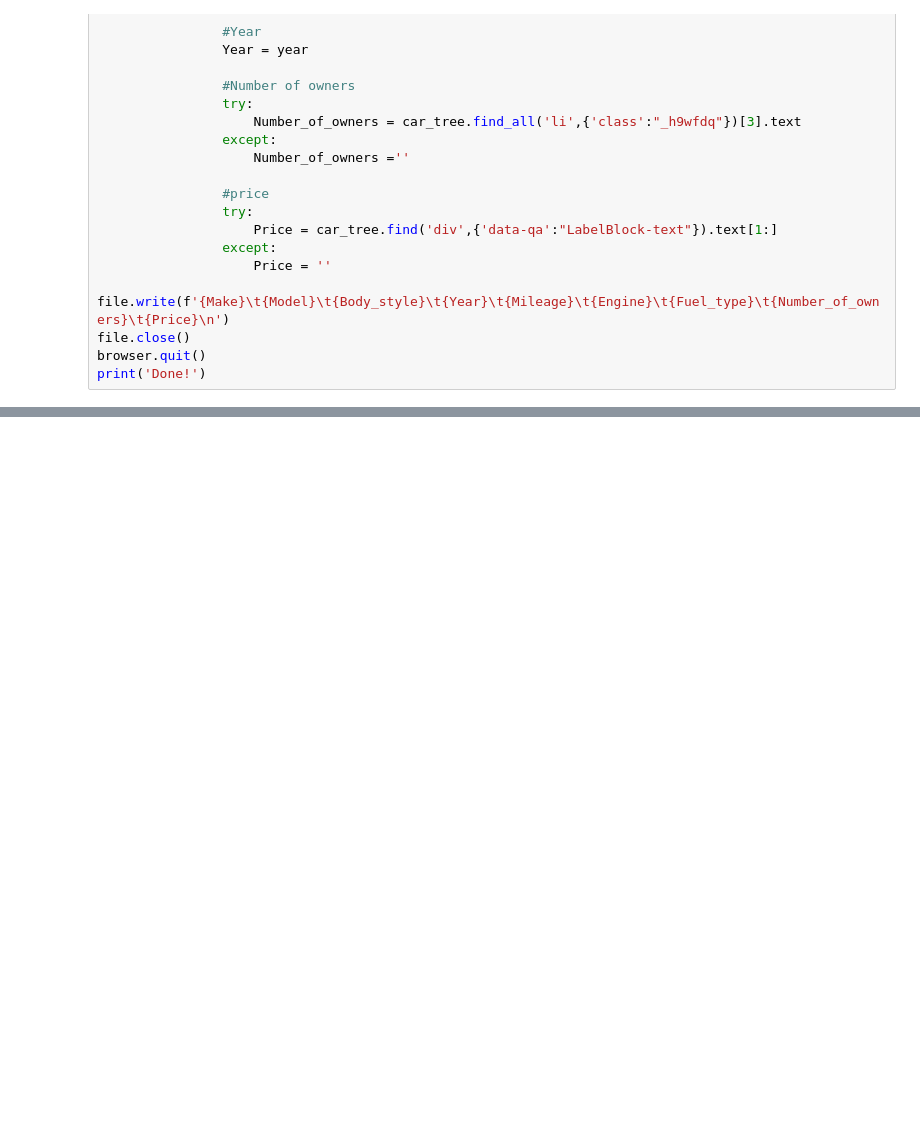
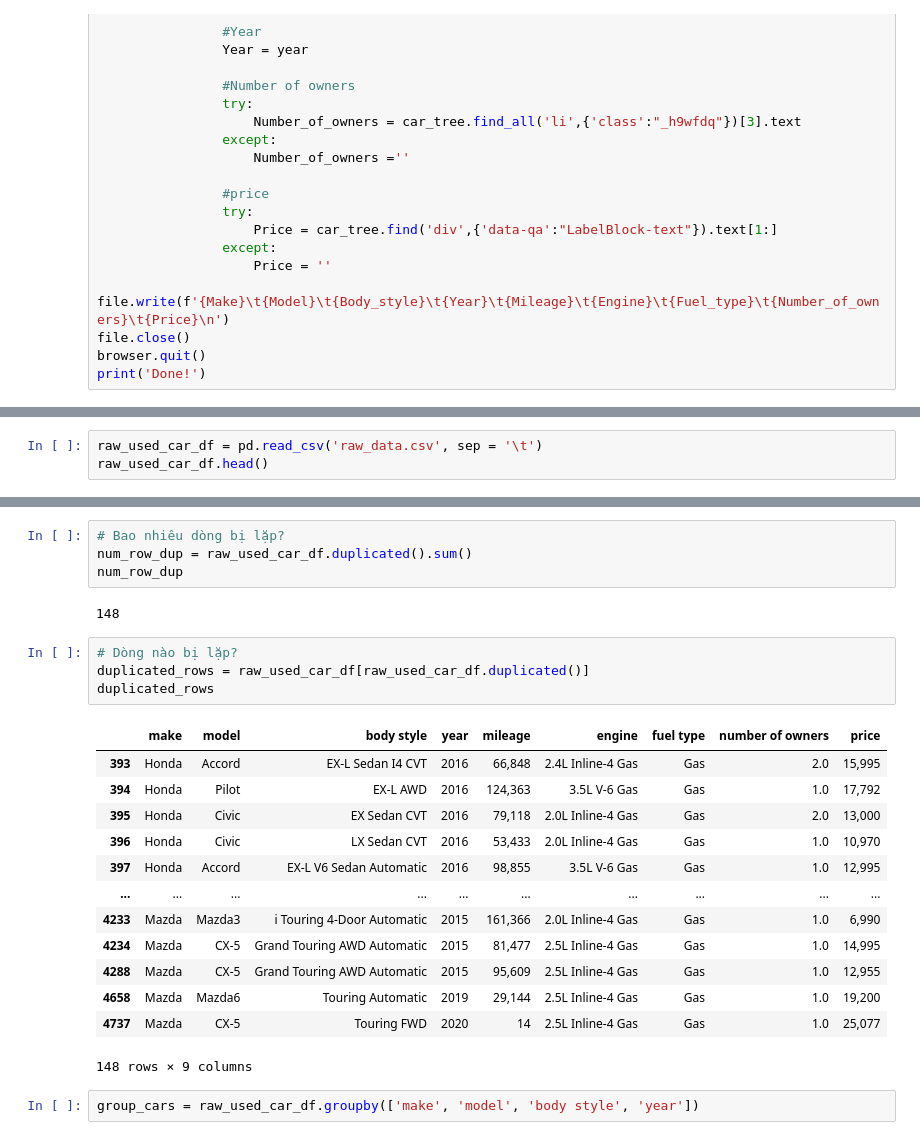
Before and after one commit to GiaBaoHoang/DataScience_FinalProject, a Jupyter notebook: ThuThapDuLieu.ipynb, the cells around one changed output, grey strips where cells are left out. Cells and saved outputs as stored; diff of their text form; blank space fills up the shorter version.

```diff
--- a/ThuThapDuLieu.ipynb
+++ b/ThuThapDuLieu.ipynb
@@ -263,0 +272,3 @@ print('Done!')
+# %%
+raw_used_car_df = pd.read_csv('raw_data.csv', sep = '\t')
+raw_used_car_df.head()
@@ -263,0 +307,26 @@ print('Done!')
+# %%
+# Bao nhiêu dòng bị lặp?
+num_row_dup = raw_used_car_df.duplicated().sum()
+num_row_dup
+# %% [output]
+148
+# %%
+# Dòng nào bị lặp?
+duplicated_rows = raw_used_car_df[raw_used_car_df.duplicated()]
+duplicated_rows
+# %% [output]
+|  | make | model | body style | year | mileage | engine | fuel type | number of owners | price |
+| 393 | Honda | Accord | EX-L Sedan I4 CVT | 2016 | 66,848 | 2.4L Inline-4 Gas | Gas | 2.0 | 15,995 |
+| 394 | Honda | Pilot | EX-L AWD | 2016 | 124,363 | 3.5L V-6 Gas | Gas | 1.0 | 17,792 |
+| 395 | Honda | Civic | EX Sedan CVT | 2016 | 79,118 | 2.0L Inline-4 Gas | Gas | 2.0 | 13,000 |
+| 396 | Honda | Civic | LX Sedan CVT | 2016 | 53,433 | 2.0L Inline-4 Gas | Gas | 1.0 | 10,970 |
+| 397 | Honda | Accord | EX-L V6 Sedan Automatic | 2016 | 98,855 | 3.5L V-6 Gas | Gas | 1.0 | 12,995 |
+| ... | ... | ... | ... | ... | ... | ... | ... | ... | ... |
+| 4233 | Mazda | Mazda3 | i Touring 4-Door Automatic | 2015 | 161,366 | 2.0L Inline-4 Gas | Gas | 1.0 | 6,990 |
+| 4234 | Mazda | CX-5 | Grand Touring AWD Automatic | 2015 | 81,477 | 2.5L Inline-4 Gas | Gas | 1.0 | 14,995 |
+| 4288 | Mazda | CX-5 | Grand Touring AWD Automatic | 2015 | 95,609 | 2.5L Inline-4 Gas | Gas | 1.0 | 12,955 |
+| 4658 | Mazda | Mazda6 | Touring Automatic | 2019 | 29,144 | 2.5L Inline-4 Gas | Gas | 1.0 | 19,200 |
+| 4737 | Mazda | CX-5 | Touring FWD | 2020 | 14 | 2.5L Inline-4 Gas | Gas | 1.0 | 25,077 |
+148 rows × 9 columns
+# %%
+group_cars = raw_used_car_df.groupby(['make', 'model', 'body style', 'year'])
```
Also changed, not shown: parts of 29 cells of this notebook.
